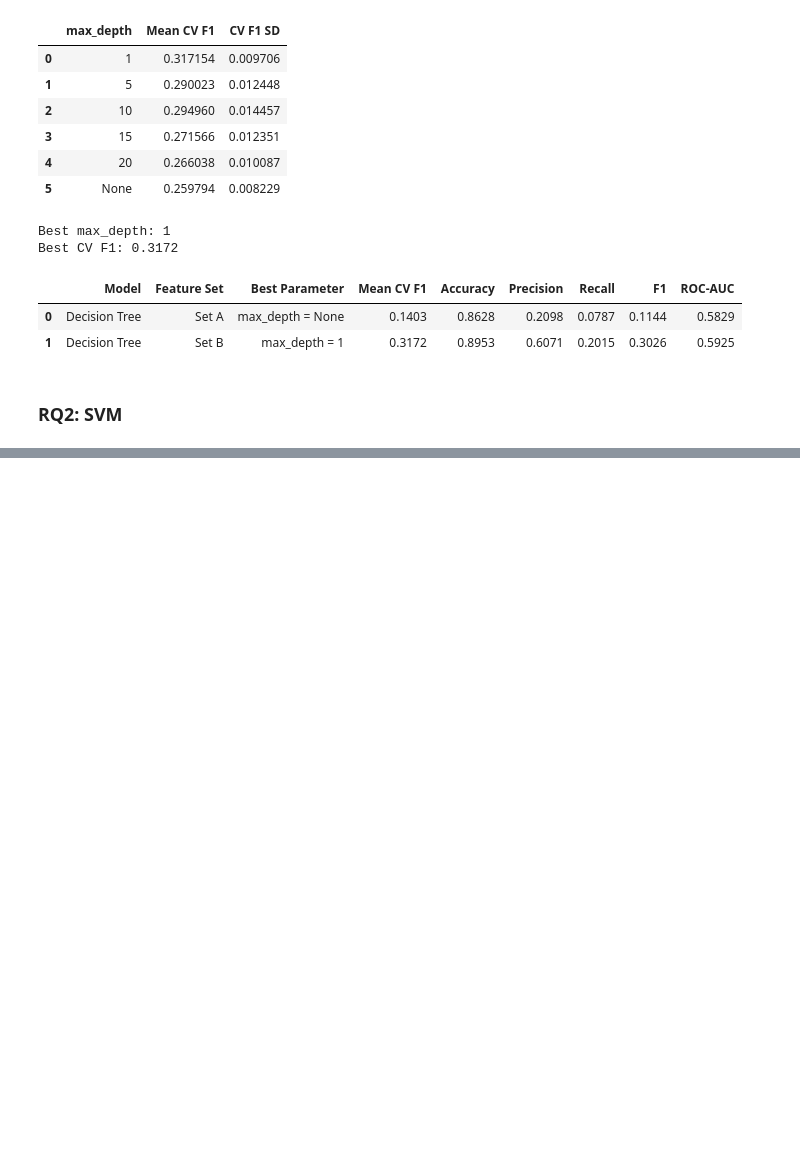
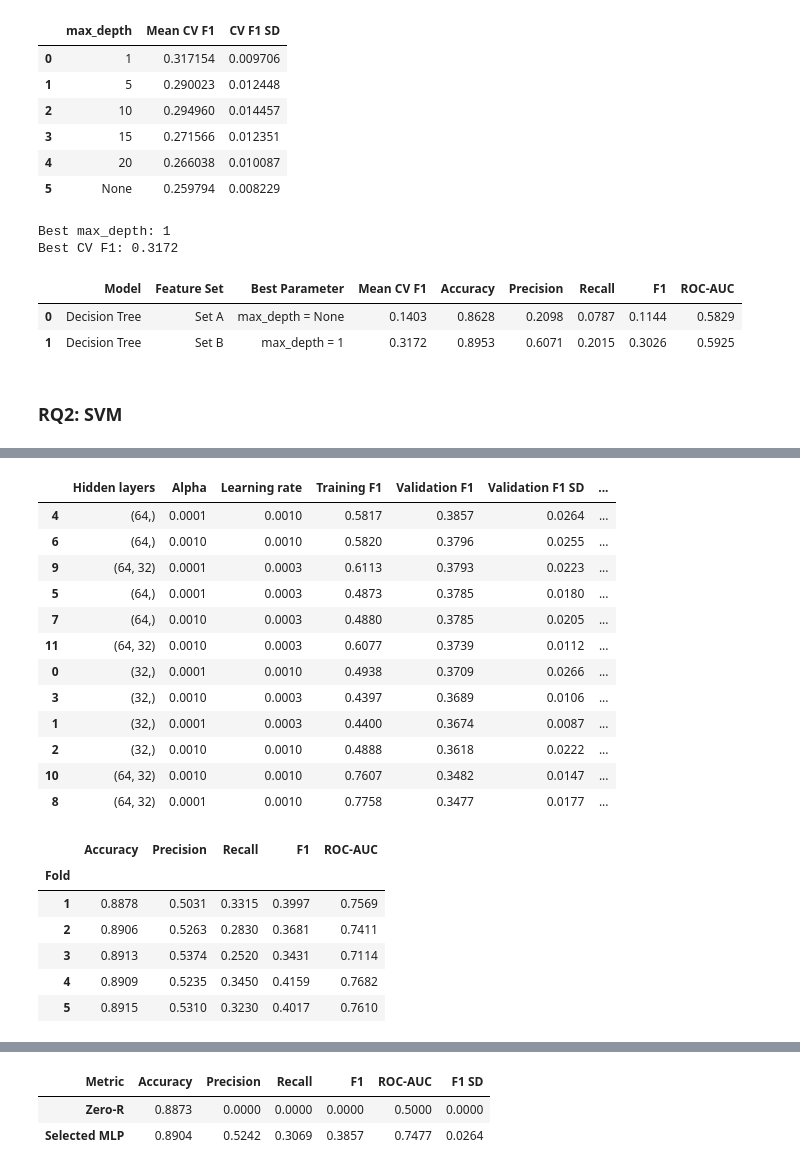
Before and after one commit to FredZ-U/COOMP-90049-Project2, a Jupyter notebook: A2_Bank_Marketing.ipynb, the cells around one changed output, grey strips where cells are left out. Cells and saved outputs as stored; diff of their text form; code cells hidden in the pictures; blank space fills up the shorter version.

```diff
--- a/A2_Bank_Marketing.ipynb
+++ b/A2_Bank_Marketing.ipynb
@@ -2120,0 +2330,77 @@ ROC-AUC : 0.1192
+# %%
+nn_results = pd.DataFrame(nn_search.cv_results_)
+
+nn_tuning_table = nn_results[[
+    "param_model__hidden_layer_sizes",
+    "param_model__alpha",
+    "param_model__learning_rate_init",
+    "mean_train_f1",
+    "mean_test_f1",
+    "std_test_f1",
+    "mean_test_accuracy",
+    "mean_test_precision",
+    "mean_test_recall",
+    "mean_test_roc_auc"
+]].rename(columns={
+    "param_model__hidden_layer_sizes": "Hidden layers",
+    "param_model__alpha": "Alpha",
+    "param_model__learning_rate_init": "Learning rate",
+    "mean_train_f1": "Training F1",
+    "mean_test_f1": "Validation F1",
+    "std_test_f1": "Validation F1 SD",
+    "mean_test_accuracy": "Validation Accuracy",
+    "mean_test_precision": "Validation Precision",
+    "mean_test_recall": "Validation Recall",
+    "mean_test_roc_auc": "Validation ROC-AUC"
+}).sort_values("Validation F1", ascending=False, kind="stable")
+
+display(nn_tuning_table.round(4))
+
+nn_best_index = nn_search.best_index_
+nn_best_fold_results = pd.DataFrame({
+    name: [
+        nn_results.loc[nn_best_index, f"split{fold}_test_{key}"]
+        for fold in range(len(cv_splits))
+    ]
+    for key, name in metric_names.items()
+}, index=range(1, len(cv_splits) + 1))
+nn_best_fold_results.index.name = "Fold"
+display(nn_best_fold_results.round(4))
+
+nn_best_cv_output = {
+    "test_" + key: nn_best_fold_results[name].to_numpy()
+    for key, name in metric_names.items()
+}
+nn_cv_summary = summarise_cv(nn_best_cv_output)
+display(nn_cv_summary.round(6))
+
+nn_baseline_comparison = pd.DataFrame({
+    "Zero-R": baseline_summary["CV mean"],
+    "Selected MLP": nn_cv_summary["CV mean"]
+}).T
+nn_baseline_comparison["F1 SD"] = [
+    baseline_summary.loc["F1", "CV SD"],
+    nn_cv_summary.loc["F1", "CV SD"]
+]
+display(nn_baseline_comparison.round(4))
+# %% [output]
+|  | Hidden layers | Alpha | Learning rate | Training F1 | Validation F1 | Validation F1 SD | ... |
+| 4 | (64,) | 0.0001 | 0.0010 | 0.5817 | 0.3857 | 0.0264 | ... |
+| 6 | (64,) | 0.0010 | 0.0010 | 0.5820 | 0.3796 | 0.0255 | ... |
+| 9 | (64, 32) | 0.0001 | 0.0003 | 0.6113 | 0.3793 | 0.0223 | ... |
+| 5 | (64,) | 0.0001 | 0.0003 | 0.4873 | 0.3785 | 0.0180 | ... |
+| 7 | (64,) | 0.0010 | 0.0003 | 0.4880 | 0.3785 | 0.0205 | ... |
+| 11 | (64, 32) | 0.0010 | 0.0003 | 0.6077 | 0.3739 | 0.0112 | ... |
+| 0 | (32,) | 0.0001 | 0.0010 | 0.4938 | 0.3709 | 0.0266 | ... |
+| 3 | (32,) | 0.0010 | 0.0003 | 0.4397 | 0.3689 | 0.0106 | ... |
+| 1 | (32,) | 0.0001 | 0.0003 | 0.4400 | 0.3674 | 0.0087 | ... |
+| 2 | (32,) | 0.0010 | 0.0010 | 0.4888 | 0.3618 | 0.0222 | ... |
+| 10 | (64, 32) | 0.0010 | 0.0010 | 0.7607 | 0.3482 | 0.0147 | ... |
+| 8 | (64, 32) | 0.0001 | 0.0010 | 0.7758 | 0.3477 | 0.0177 | ... |
+|  | Accuracy | Precision | Recall | F1 | ROC-AUC |
+| Fold |  |  |  |  |  |
+| 1 | 0.8878 | 0.5031 | 0.3315 | 0.3997 | 0.7569 |
+| 2 | 0.8906 | 0.5263 | 0.2830 | 0.3681 | 0.7411 |
+| 3 | 0.8913 | 0.5374 | 0.2520 | 0.3431 | 0.7114 |
+| 4 | 0.8909 | 0.5235 | 0.3450 | 0.4159 | 0.7682 |
+| 5 | 0.8915 | 0.5310 | 0.3230 | 0.4017 | 0.7610 |
@@ -2120,0 +2414,3 @@ ROC-AUC : 0.1192
+| Metric | Accuracy | Precision | Recall | F1 | ROC-AUC | F1 SD |
+| Zero-R | 0.8873 | 0.0000 | 0.0000 | 0.0000 | 0.5000 | 0.0000 |
+| Selected MLP | 0.8904 | 0.5242 | 0.3069 | 0.3857 | 0.7477 | 0.0264 |
```
Also changed, not shown: parts of 67 cells of this notebook.
